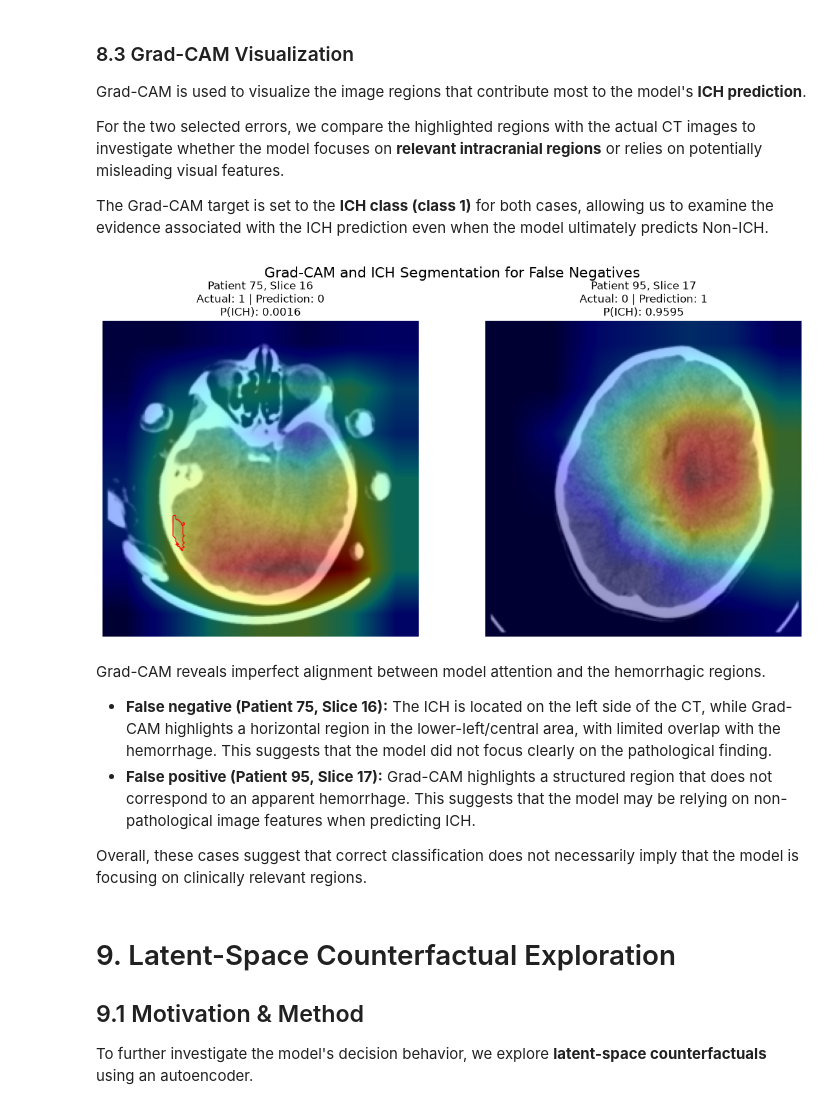
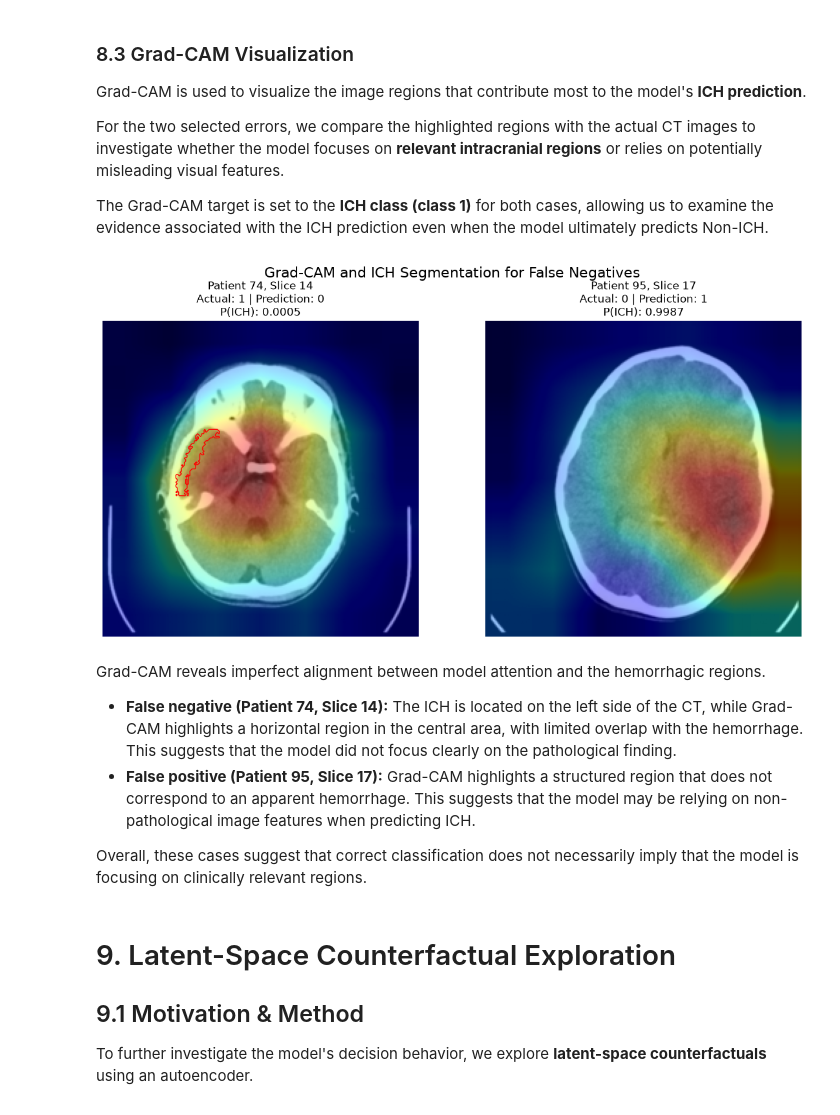
Before and after one commit to MeriemAfafHaddou/explainable-ai-ct-imaging, a Jupyter notebook: brain_ct_xai.ipynb, the cells around one changed output. Cells and saved outputs as stored; diff of their text form; code cells hidden in the pictures.

```diff
--- a/brain_ct_xai.ipynb
+++ b/brain_ct_xai.ipynb
@@ -508,7 +508,7 @@ The held-out test patients remain completely separate from cross-validation and
 # %%
 # Training configuration
 BATCH_SIZE = 32
-NUM_EPOCHS = 20
+NUM_EPOCHS = 10
 EARLY_STOPPING_PATIENCE = 5
 
 LEARNING_RATE = 1e-4
@@ -665,8 +665,6 @@ Validation data is used during cross-validation for model and training decisions
 
 The held-out test set remains untouched until final evaluation.
 # %%
-NUM_EPOCHS = 10
-
 development_patient_ids = development_patients["PatientNumber"].tolist()
 
 train_dataset = CTICHImageDataset(
@@ -699,7 +697,7 @@ optimizer = AdamW(
 )
 
 # Final training: no validation, no early stopping
-model, history, best_validation_predictions, epoch_states, final_epoch = train_model(
+model, history, _, epoch_states, final_epoch = train_model(
     model=model,
     train_loader=train_loader,
     validation_loader=None,
@@ -1233,10 +1282,13 @@ Two representative misclassifications are selected:
 Both cases are high-confidence errors, making them useful for investigating the limitations of the model's confidence and visual reasoning.
 # %%
 selected_errors = [
-    {"patient": 75, "slice": 16},
-    {"patient": 95, "slice": 17},
+    {
+        "patient": int(row["PatientNumber"]),
+        "slice": int(row["SliceNumber"]),
+        "actual_label": int(row["ICH"]),
+    }
+    for _, row in selected_errors.iterrows()
 ]
-
 selected_samples = []
 
 for item in selected_errors:
@@ -1330,7 +1382,6 @@ mean = 0.485
 std = 0.229
 
 for i, sample in enumerate(selected_samples):
-
     patient_id = int(sample["PatientNumber"])
     slice_id = int(sample["SliceNumber"])
     actual = int(sample["ICH"])
@@ -1356,13 +1407,7 @@ for i, sample in enumerate(selected_samples):
         align_corners=False,
     )
 
-    cam_resized = (
-        cam_resized
-        .squeeze()
-        .detach()
-        .cpu()
-        .numpy()
-    )
+    cam_resized = cam_resized.squeeze().detach().cpu().numpy()
 
     # Undo ImageNet normalization
 
@@ -1398,7 +1443,6 @@ for i, sample in enumerate(selected_samples):
         )
 
         if mask_path.exists():
-
             mask = Image.open(mask_path).convert("L")
             mask = np.array(mask)
 
@@ -1412,42 +1456,40 @@ for i, sample in enumerate(selected_samples):
 
             # Binary mask
             mask_binary = mask > 0
 
             # Draw segmentation as contour
             axes[i].contour(
                 mask_binary,
                 levels=[0.5],
-                colors='red',
+                colors="red",
                 linewidths=1,
             )
 
         else:
-            print(
-                f"Segmentation not found: {mask_path}"
-            )
+            print(f"Segmentation not found: {mask_path}")
 
     axes[i].axis("off")
 
     axes[i].set_title(
         f"Patient {patient_id}, Slice {slice_id}\n"
         f"Actual: {actual} | Prediction: {prediction}\n"
         f"P(ICH): {probability:.4f}"
     )
 
 
 fig.suptitle(
     "Grad-CAM and ICH Segmentation for False Negatives",
     fontsize=16,
 )
 
 plt.tight_layout()
 plt.show()
 # %% [output]
-[figure, old version]
+[figure, new version]
 # %% [markdown]
 Grad-CAM reveals imperfect alignment between model attention and the hemorrhagic regions.
 
-* **False negative (Patient 75, Slice 16):** The ICH is located on the left side of the CT, while Grad-CAM highlights a horizontal region in the lower-left/central area, with limited overlap with the hemorrhage. This suggests that the model did not focus clearly on the pathological finding.
+* **False negative (Patient 74, Slice 14):** The ICH is located on the left side of the CT, while Grad-CAM highlights a horizontal region in the central area, with limited overlap with the hemorrhage. This suggests that the model did not focus clearly on the pathological finding.
 * **False positive (Patient 95, Slice 17):** Grad-CAM highlights a structured region that does not correspond to an apparent hemorrhage. This suggests that the model may be relying on non-pathological image features when predicting ICH.
 
 Overall, these cases suggest that correct classification does not necessarily imply that the model is focusing on clinically relevant regions.
```
Also changed, not shown: parts of 32 cells of this notebook.
